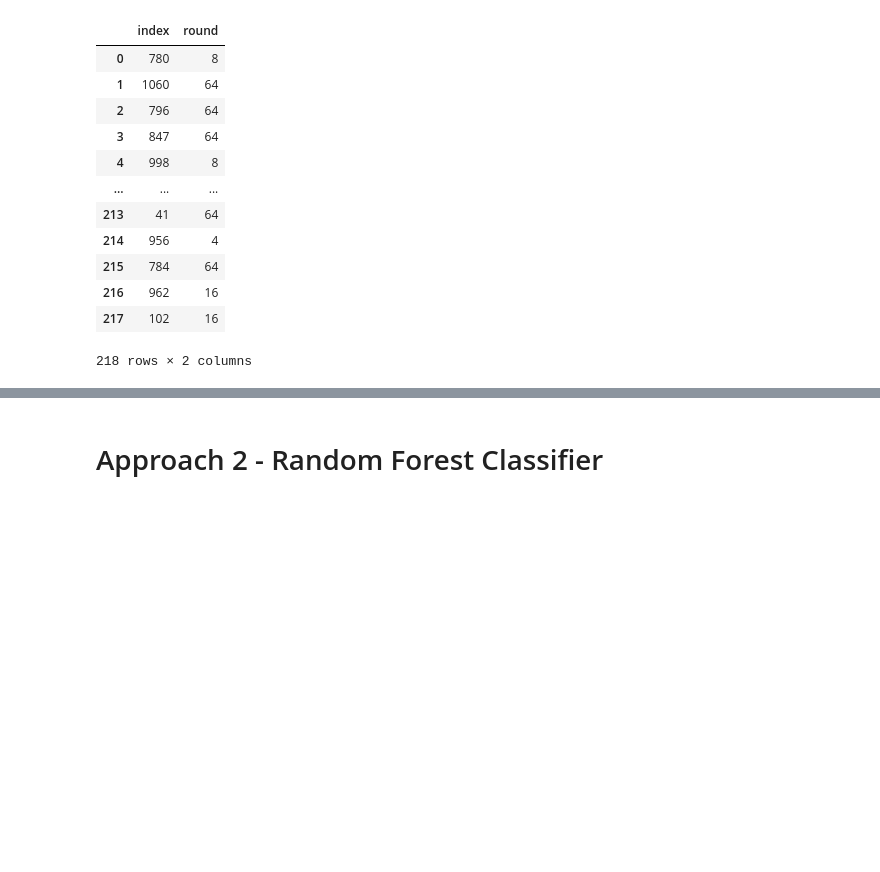
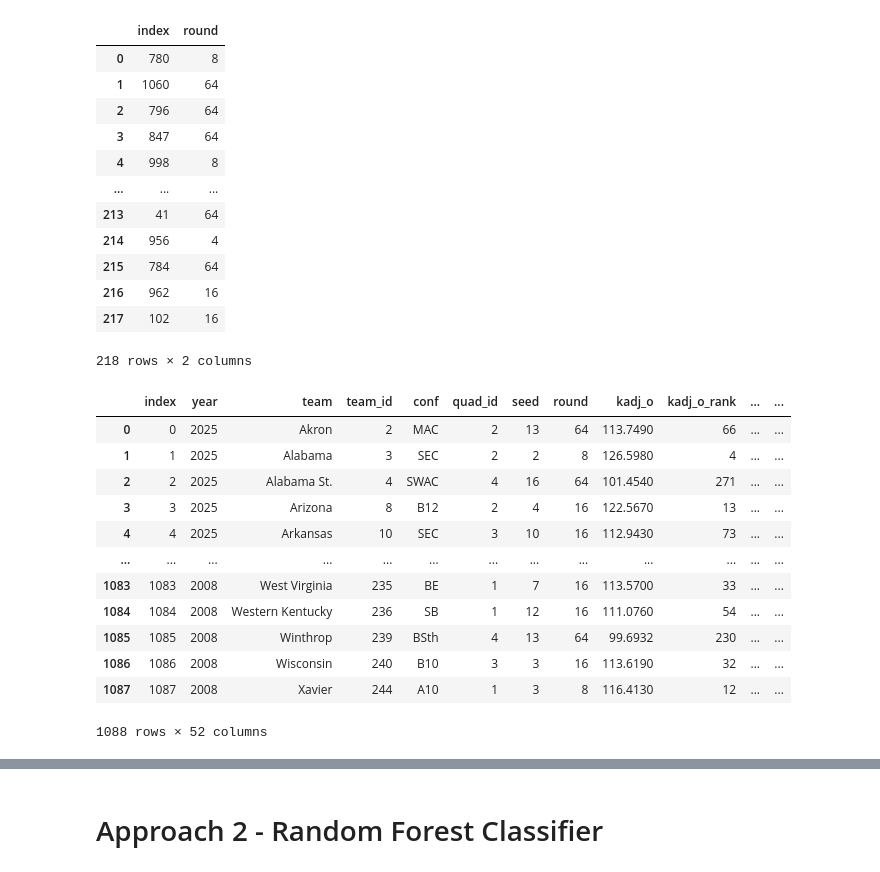
Before and after one commit to baywigg/DS3001Group, a Jupyter notebook: results.ipynb, the cells around one changed output, grey strips where cells are left out. Drawn from its saved outputs; the diff is of its cells as text; code cells hidden in the pictures; blank space fills up the shorter version.

```diff
--- a/results.ipynb
+++ b/results.ipynb
@@ -246,3 +246,20 @@ y_test_indexed
 | 216 | 962 | 16 |
 | 217 | 102 | 16 |
 218 rows × 2 columns
+# %%
+lr_df_indexed = lr_df.reset_index(drop=False)
+lr_df_indexed
+# %% [output]
+|  | index | year | team | team_id | conf | quad_id | seed | round | kadj_o | kadj_o_rank | ... | ... |
+| 0 | 0 | 2025 | Akron | 2 | MAC | 2 | 13 | 64 | 113.7490 | 66 | ... | ... |
+| 1 | 1 | 2025 | Alabama | 3 | SEC | 2 | 2 | 8 | 126.5980 | 4 | ... | ... |
+| 2 | 2 | 2025 | Alabama St. | 4 | SWAC | 4 | 16 | 64 | 101.4540 | 271 | ... | ... |
+| 3 | 3 | 2025 | Arizona | 8 | B12 | 2 | 4 | 16 | 122.5670 | 13 | ... | ... |
+| 4 | 4 | 2025 | Arkansas | 10 | SEC | 3 | 10 | 16 | 112.9430 | 73 | ... | ... |
+| ... | ... | ... | ... | ... | ... | ... | ... | ... | ... | ... | ... | ... |
+| 1083 | 1083 | 2008 | West Virginia | 235 | BE | 1 | 7 | 16 | 113.5700 | 33 | ... | ... |
+| 1084 | 1084 | 2008 | Western Kentucky | 236 | SB | 1 | 12 | 16 | 111.0760 | 54 | ... | ... |
+| 1085 | 1085 | 2008 | Winthrop | 239 | BSth | 4 | 13 | 64 | 99.6932 | 230 | ... | ... |
+| 1086 | 1086 | 2008 | Wisconsin | 240 | B10 | 3 | 3 | 16 | 113.6190 | 32 | ... | ... |
+| 1087 | 1087 | 2008 | Xavier | 244 | A10 | 1 | 3 | 8 | 116.4130 | 12 | ... | ... |
+1088 rows × 52 columns
```
Also changed, not shown: parts of 1 cell of this notebook.
